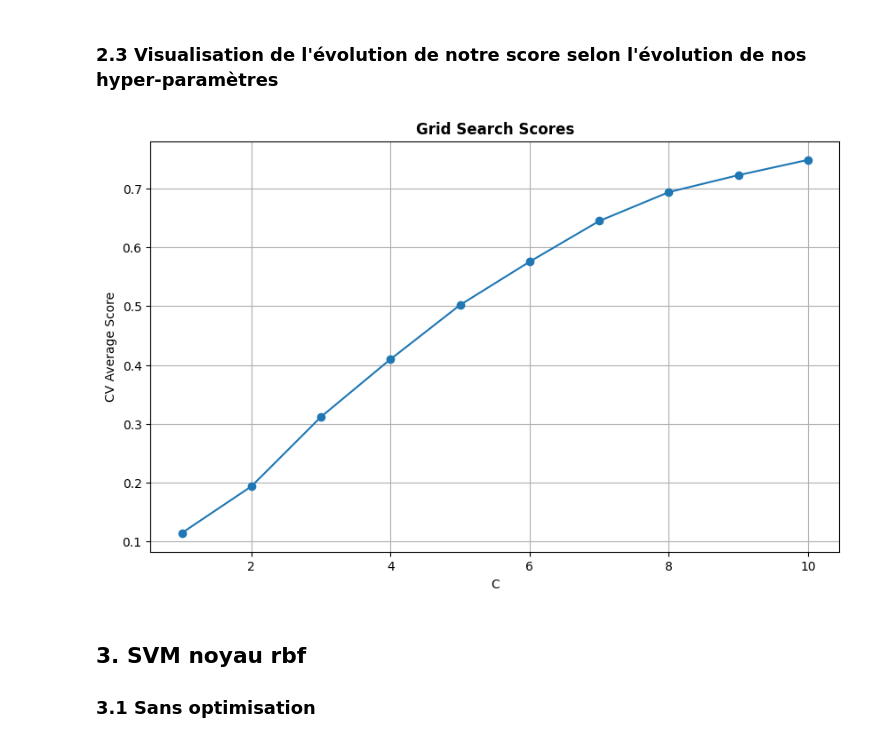
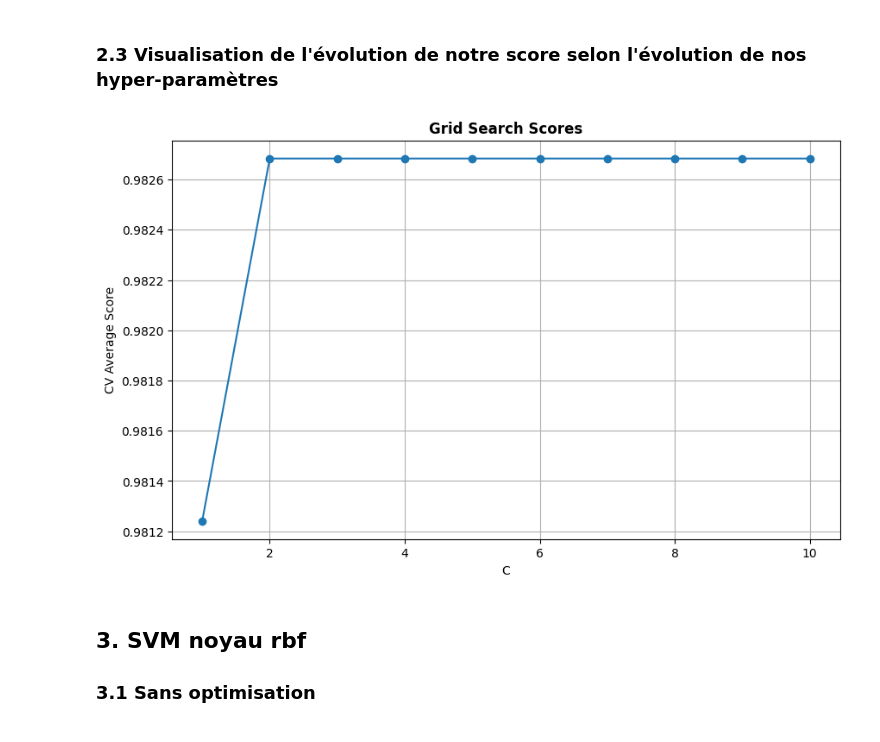
Before and after one commit to Alexandre-Leclercq/technique_apprentissage_projet, a Jupyter notebook: notebook/SVM.ipynb, the cells around one changed output. Cells and saved outputs as stored; diff of their text form; code cells hidden in the pictures.

```diff
--- a/notebook/SVM.ipynb
+++ b/notebook/SVM.ipynb
@@ -21,5 +16,5 @@ df_data.shape
 # %%
-X = df_data.copy().drop(['id', 'species'],axis='columns').values
+X = ((df_data.iloc[:,2:] - df_data.iloc[:,2:].min()) / (df_data.iloc[:,2:].max() - df_data.iloc[:,2:].min())).values
 
 species = df_data['species'].unique()
 
@@ -138,9 +122,9 @@ Score X_test, t_test : 74.07%
 # %% [markdown]
 ### 2.3 Visualisation de l'évolution de notre score selon l'évolution de nos hyper-paramètres
-# %%
-plot_grid_search_single_param(results_grid_svm_linear, all_values_C_linear_poly, 'C')
-# %% [output]
-[figure, removed]
+# %%
+plot_grid_search_single_param(results_grid_svm_linear, small_C, 'C')
+# %% [output]
+[figure, added]
 # %% [markdown]
 ## 3. SVM noyau rbf
 ### 3.1 Sans optimisation
```
Also changed, not shown: parts of 27 cells of this notebook.
